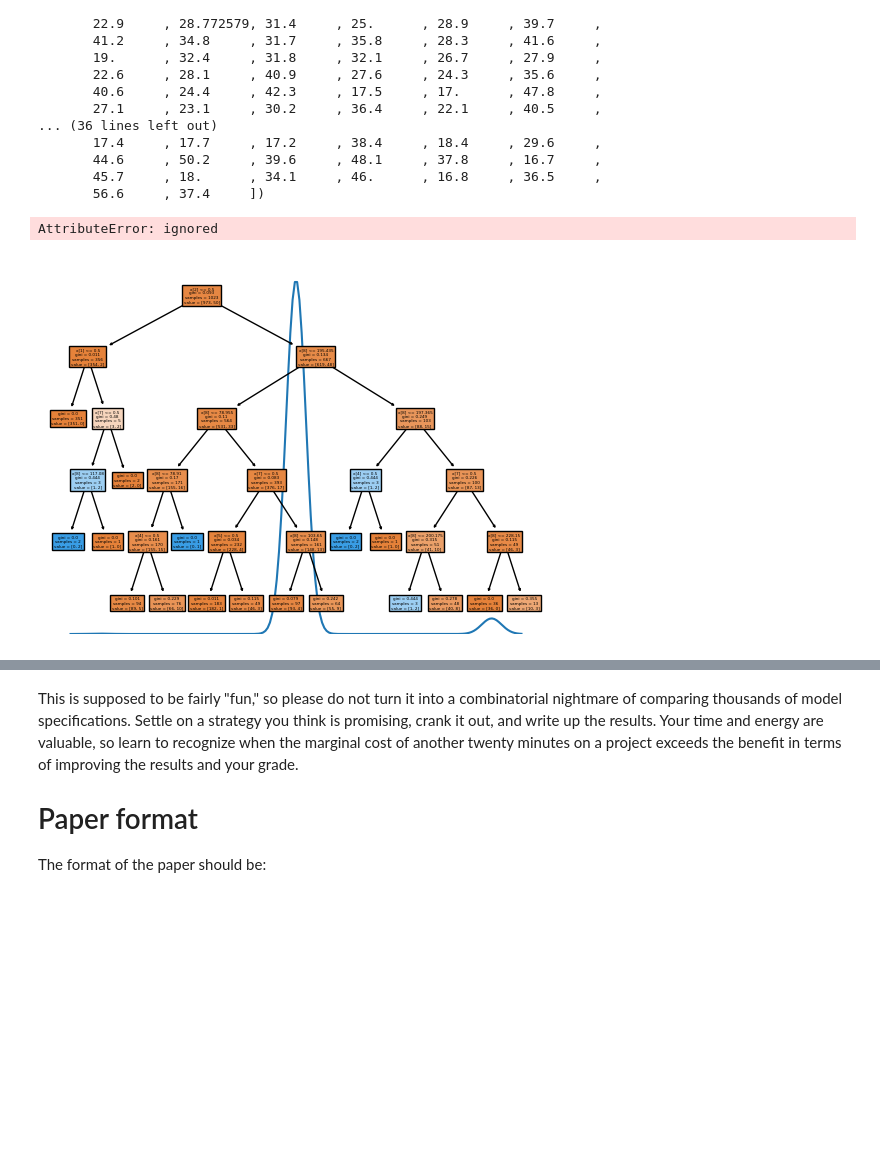
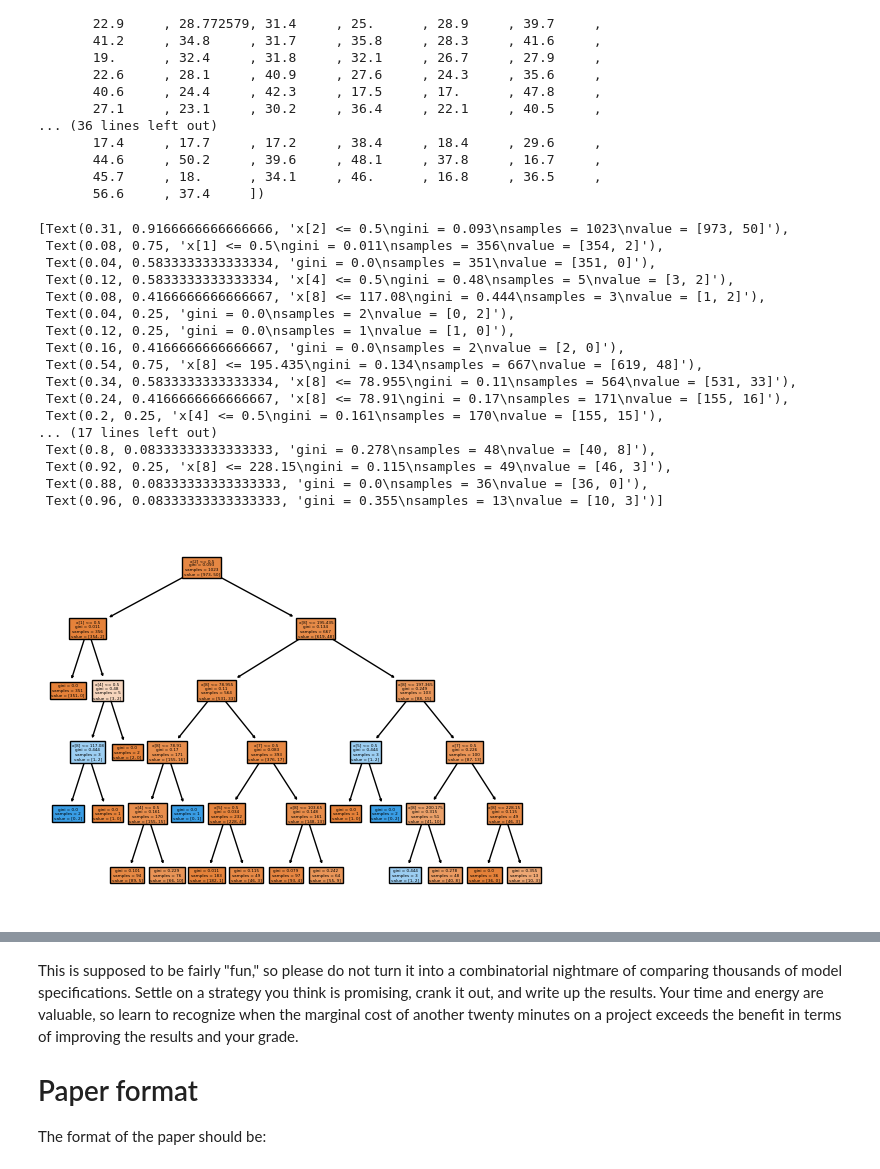
Before and after one commit to DS3001/group9, a Jupyter notebook: project_2/lab2.ipynb, the cells around one changed output, grey strips where cells are left out. Cells and saved outputs as stored; diff of their text form; code cells hidden in the pictures; blank space fills up the shorter version.

```diff
--- a/project_2/lab2.ipynb
+++ b/project_2/lab2.ipynb
@@ -182,32 +182,26 @@ y_test = df_test_ohe['stroke']
 # %%
 ## Decision Tree
 from sklearn import tree
 
 model = tree.DecisionTreeClassifier(max_depth=5) # Fit the classifier
 cart = model.fit(X_train, y_train)
 tree.plot_tree(cart,filled=True)
-
-## Make Predictions on the Test Set
-y_hat_cart = cart.predict(X_test)
-residuals_cart = y_test - y_hat_cart
-
-## Residual plot:
-sns.kdeplot(residuals_cart)
-
-## True versus predicted plot:
-plt.scatter(x=y_hat_cart,y=y_test)
-
-plt.show()
-
-SSE_cart = np.sum( (y_test-y_hat_cart)**2 )
-MSE_cart = (1/len(y_test))*np.sum( (y_test-y_hat_cart)**2 )
-RMSE_cart = (SSE_cart/len(y_test))**(1/2)
-
-TSS = np.sum( (y_test - y_train.mean())**2 ) # found in model_evaluation doc
-
-R2_cart = 1 - SSE_cart/TSS
-
-print(RMSE_cart)
 # %% [output]
-AttributeError: ignored
+[Text(0.31, 0.9166666666666666, 'x[2] <= 0.5\ngini = 0.093\nsamples = 1023\nvalue = [973, 50]'),
+ Text(0.08, 0.75, 'x[1] <= 0.5\ngini = 0.011\nsamples = 356\nvalue = [354, 2]'),
+ Text(0.04, 0.5833333333333334, 'gini = 0.0\nsamples = 351\nvalue = [351, 0]'),
+ Text(0.12, 0.5833333333333334, 'x[4] <= 0.5\ngini = 0.48\nsamples = 5\nvalue = [3, 2]'),
+ Text(0.08, 0.4166666666666667, 'x[8] <= 117.08\ngini = 0.444\nsamples = 3\nvalue = [1, 2]'),
+ Text(0.04, 0.25, 'gini = 0.0\nsamples = 2\nvalue = [0, 2]'),
+ Text(0.12, 0.25, 'gini = 0.0\nsamples = 1\nvalue = [1, 0]'),
+ Text(0.16, 0.4166666666666667, 'gini = 0.0\nsamples = 2\nvalue = [2, 0]'),
+ Text(0.54, 0.75, 'x[8] <= 195.435\ngini = 0.134\nsamples = 667\nvalue = [619, 48]'),
+ Text(0.34, 0.5833333333333334, 'x[8] <= 78.955\ngini = 0.11\nsamples = 564\nvalue = [531, 33]'),
+ Text(0.24, 0.4166666666666667, 'x[8] <= 78.91\ngini = 0.17\nsamples = 171\nvalue = [155, 16]'),
+ Text(0.2, 0.25, 'x[4] <= 0.5\ngini = 0.161\nsamples = 170\nvalue = [155, 15]'),
+... (17 lines left out)
+ Text(0.8, 0.08333333333333333, 'gini = 0.278\nsamples = 48\nvalue = [40, 8]'),
+ Text(0.92, 0.25, 'x[8] <= 228.15\ngini = 0.115\nsamples = 49\nvalue = [46, 3]'),
+ Text(0.88, 0.08333333333333333, 'gini = 0.0\nsamples = 36\nvalue = [36, 0]'),
+ Text(0.96, 0.08333333333333333, 'gini = 0.355\nsamples = 13\nvalue = [10, 3]')]
-[figure, old version]
+[figure, new version]
```
Also changed, not shown: parts of 2 cells of this notebook.
